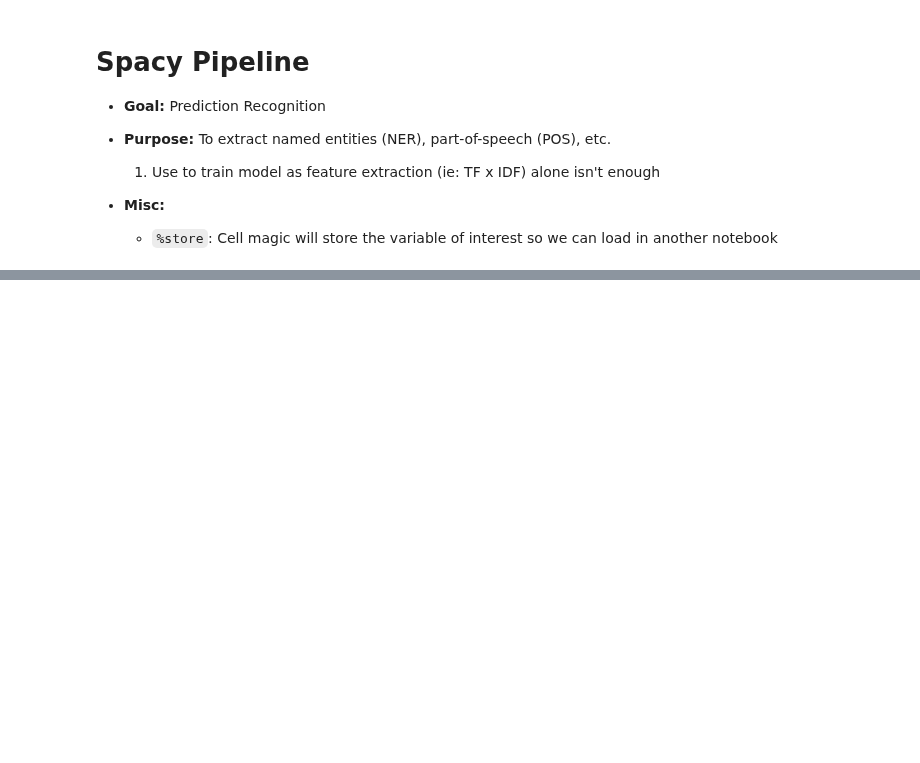
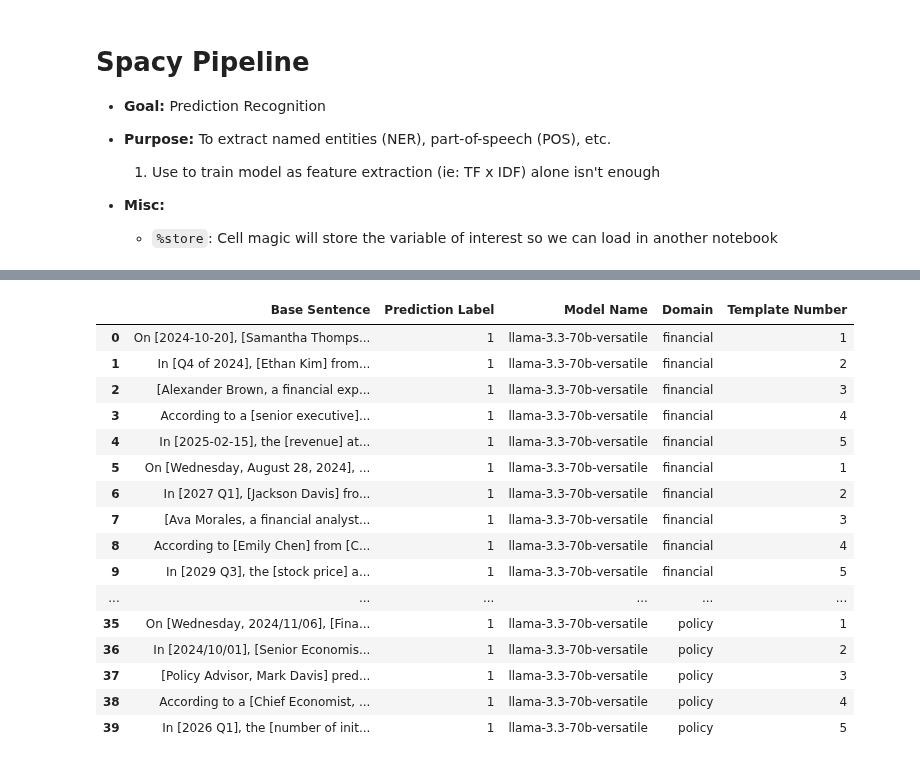
Before and after one commit to ufdatastudio/predictions, a Jupyter notebook: play/0-spacy_pipeline.ipynb, the cells around one changed output, grey strips where cells are left out. Saved outputs shown, nothing was run; the diff lists cells and outputs as text; code cells hidden in the pictures; blank space fills up the shorter version.

```diff
--- a/play/0-spacy_pipeline.ipynb
+++ b/play/0-spacy_pipeline.ipynb
@@ -48 +48,23 @@ predictions_df
+# %%
+data_processing = DataProcessing
+updated_predictions_df = data_processing.reformat_df_with_template_number(predictions_df, col_name="Base Sentence")
+updated_predictions_df
+# %% [output]
+|  | Base Sentence | Prediction Label | Model Name | Domain | Template Number |
+| 0 | On [2024-10-20], [Samantha Thomps... | 1 | llama-3.3-70b-versatile | financial | 1 |
+| 1 | In [Q4 of 2024], [Ethan Kim] from... | 1 | llama-3.3-70b-versatile | financial | 2 |
+| 2 | [Alexander Brown, a financial exp... | 1 | llama-3.3-70b-versatile | financial | 3 |
+| 3 | According to a [senior executive]... | 1 | llama-3.3-70b-versatile | financial | 4 |
+| 4 | In [2025-02-15], the [revenue] at... | 1 | llama-3.3-70b-versatile | financial | 5 |
+| 5 | On [Wednesday, August 28, 2024], ... | 1 | llama-3.3-70b-versatile | financial | 1 |
+| 6 | In [2027 Q1], [Jackson Davis] fro... | 1 | llama-3.3-70b-versatile | financial | 2 |
+| 7 | [Ava Morales, a financial analyst... | 1 | llama-3.3-70b-versatile | financial | 3 |
+| 8 | According to [Emily Chen] from [C... | 1 | llama-3.3-70b-versatile | financial | 4 |
+| 9 | In [2029 Q3], the [stock price] a... | 1 | llama-3.3-70b-versatile | financial | 5 |
+| ... | ... | ... | ... | ... | ... |
+| 35 | On [Wednesday, 2024/11/06], [Fina... | 1 | llama-3.3-70b-versatile | policy | 1 |
+| 36 | In [2024/10/01], [Senior Economis... | 1 | llama-3.3-70b-versatile | policy | 2 |
+| 37 | [Policy Advisor, Mark Davis] pred... | 1 | llama-3.3-70b-versatile | policy | 3 |
+| 38 | According to a [Chief Economist, ... | 1 | llama-3.3-70b-versatile | policy | 4 |
+| 39 | In [2026 Q1], the [number of init... | 1 | llama-3.3-70b-versatile | policy | 5 |
 # %%
```
Also changed, not shown: parts of 6 cells of this notebook.
